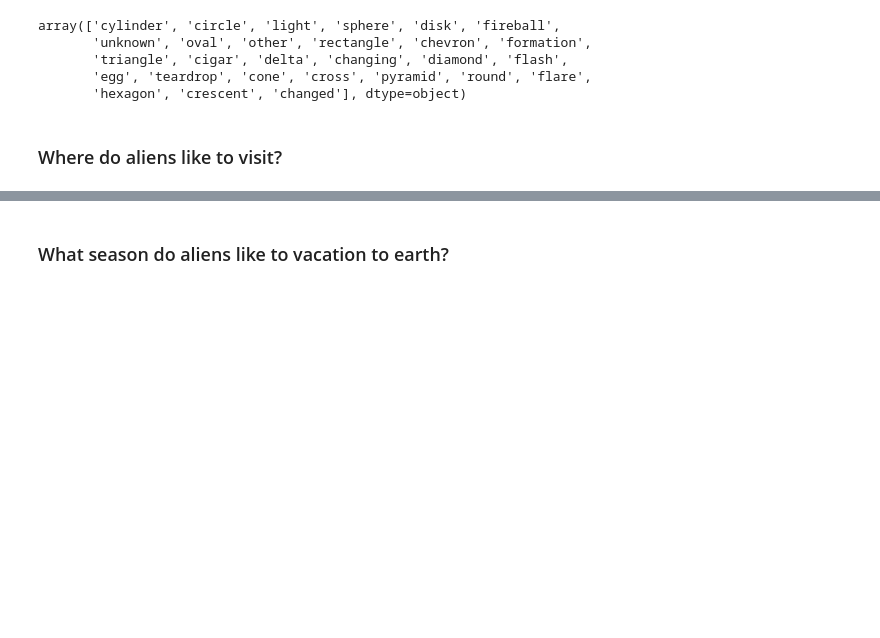
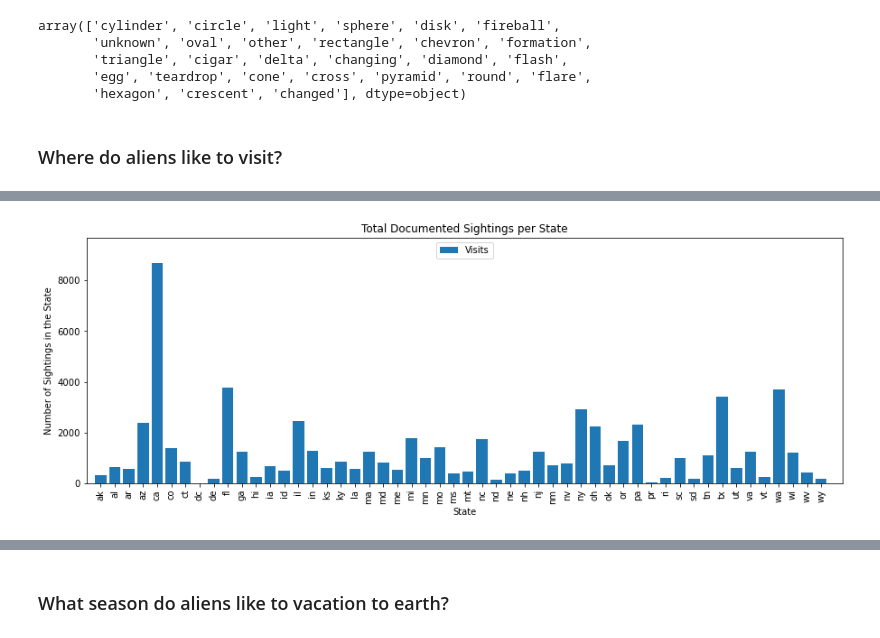
Before and after one commit to NoahLeVoir/UMN-DVA-Project-1-Team-7, a Jupyter notebook: Aliens_Analysis.ipynb, the cells around one changed output, grey strips where cells are left out. Drawn from its saved outputs; the diff is of its cells as text; code cells hidden in the pictures; blank space fills up the shorter version.

Commit message:
Started creating plots

```diff
--- a/Aliens_Analysis.ipynb
+++ b/Aliens_Analysis.ipynb
@@ -75,3 +75,9 @@ array(['cylinder', 'circle', 'light', 'sphere', 'disk', 'fireball',
 ### Where do aliens like to visit?
 # %%
 # Look at the state data to see which state is most visited
+# Use a groupby to get the count
+state_group = us_ufo_data.groupby("state")
+state_group
+
+state_visits = state_group["time"].count()
+#state_visits
@@ -77,0 +102,7 @@ array(['cylinder', 'circle', 'light', 'sphere', 'disk', 'fireball',
+# %%
+# Get the names of all of the different drug regimens to be used in the x axis
+states = us_ufo_data["state"].unique()
+
+# Need to read the list alphabetically to match with tick locations
+states_alph = sorted(states)
+#states_alph
@@ -77,0 +127,34 @@ array(['cylinder', 'circle', 'light', 'sphere', 'disk', 'fireball',
+# %%
+# Generate a bar plot showing the total number of measurements taken on each drug regimen using pyplot.
+x_axis = np.arange(0, len(states))
+
+tick_locations = []
+
+for x in x_axis:
+    tick_locations.append(x)
+
+
+# Change the size of the chart to make it more readable
+plt.figure(figsize = (15, 5))
+
+# Plot the bar chart
+plt.bar(x_axis, state_visits, align = "center")
+plt.xticks(tick_locations, states_alph, rotation = 90)
+
+# Add legend to match above chart visually
+plt.legend(["Visits"], loc = "upper center")
+
+# Create labels for the bar plot
+plt.title("Total Documented Sightings per State")
+plt.xlabel("State")
+plt.ylabel("Number of Sightings in the State")
+
+# Set limits for each chart
+plt.xlim(-1, len(states_alph) + 0.5)
+plt.ylim(0, max(state_visits) + 1000)
+
+# Best practice to always include plt.show
+# Even though it is not technically needed in jupyter notebooks
+plt.show()
+# %% [output]
+[figure, added]
```
Also changed, not shown: parts of 5 cells of this notebook.
